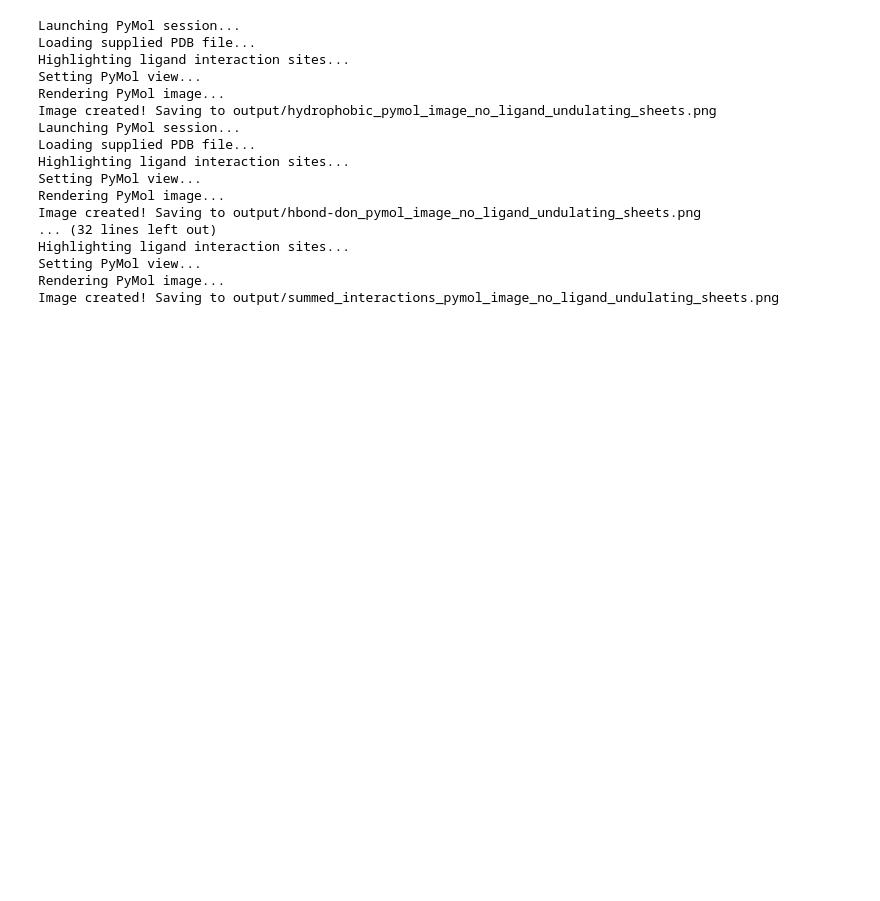
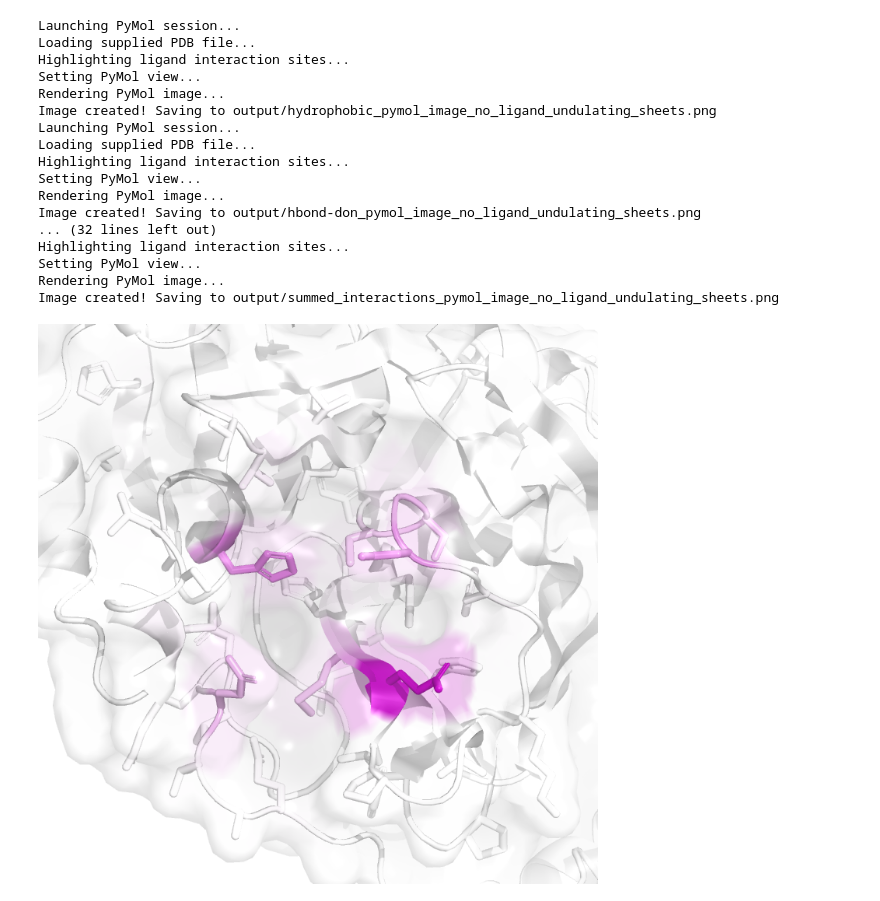
Before and after one commit to volkamerlab/plipify, a Jupyter notebook: projects/01/fragalysis.ipynb, the cells around one changed output. Cells and saved outputs as stored; diff of their text form; code cells hidden in the pictures; blank space fills up the shorter version.

```diff
--- a/projects/01/fragalysis.ipynb
+++ b/projects/01/fragalysis.ipynb
@@ -642,3 +642,7 @@ Highlighting ligand interaction sites...
 Setting PyMol view...
 Rendering PyMol image...
 Image created! Saving to output/summed_interactions_pymol_image_no_ligand_undulating_sheets.png
+# %%
+Image(filename='output/summed_interactions_pymol_image_no_ligand_undulating_sheets.png')
+# %% [output]
+[figure, added]
```
Also changed, not shown: parts of 1 cell of this notebook.
